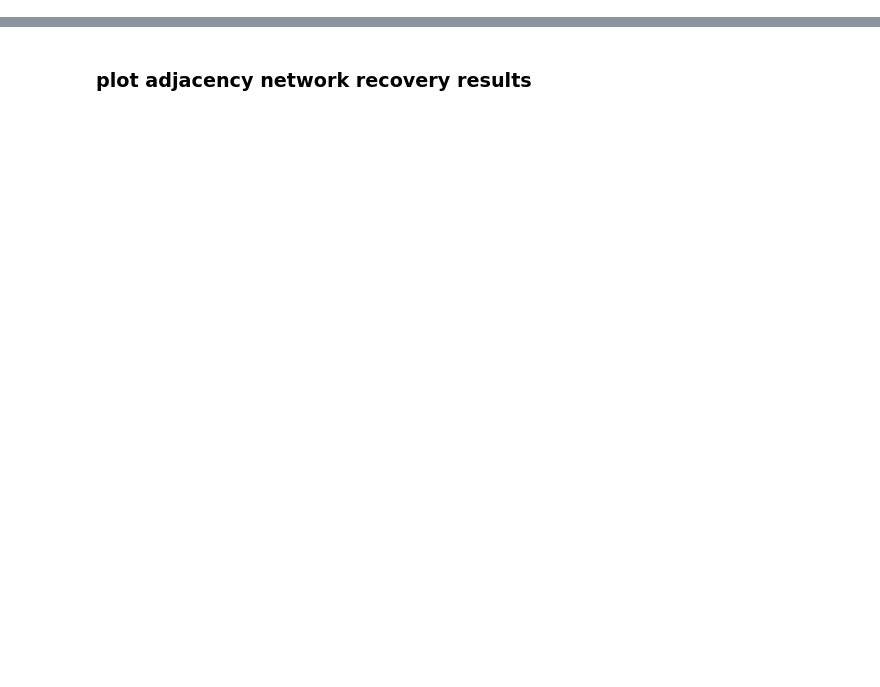
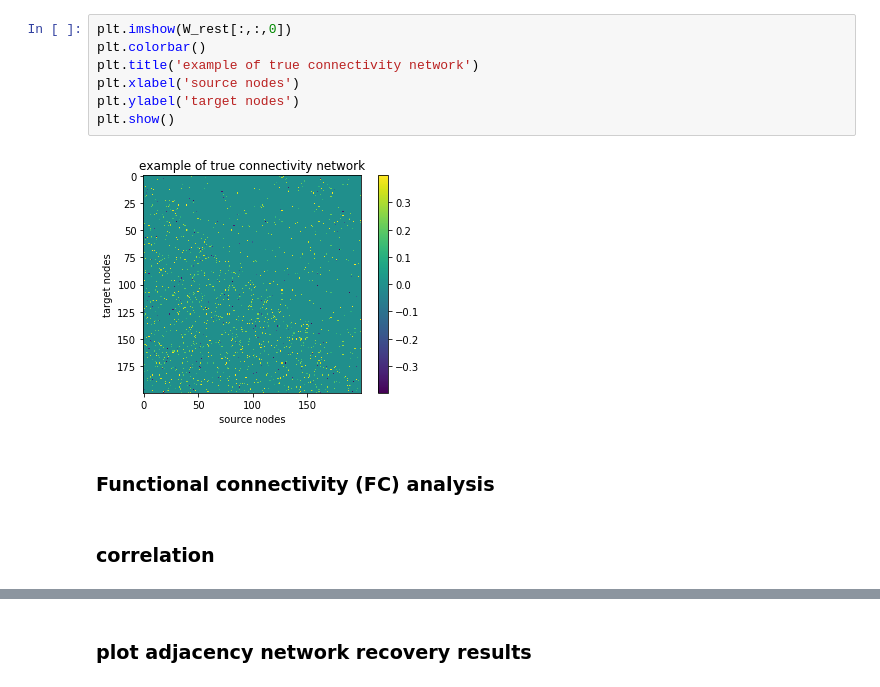
Before and after one commit to ColeLab/DirectedActflow_release, a Jupyter notebook: Simulations_Results.ipynb, the cells around one changed output, grey strips where cells are left out. Cells and saved outputs as stored; diff of their text form; blank space fills up the shorter version.

```diff
--- a/Simulations_Results.ipynb
+++ b/Simulations_Results.ipynb
@@ -167,3 +211,16 @@ for 5 simulations, and 1 task(s)
+# %%
+plt.imshow(W_rest[:,:,0])
+plt.colorbar()
+plt.title('example of true connectivity network')
+plt.xlabel('source nodes')
+plt.ylabel('target nodes')
+plt.show()
+# %% [output]
+[figure, added]
+# %% [markdown]
+### Functional connectivity (FC) analysis
+# %% [markdown]
+### correlation
 # %%
 %%time
 # correlation analysis of the resting-state data X_rest using combinedFC toolbox
```
Also changed, not shown: parts of 20 cells of this notebook, 3 other files.
